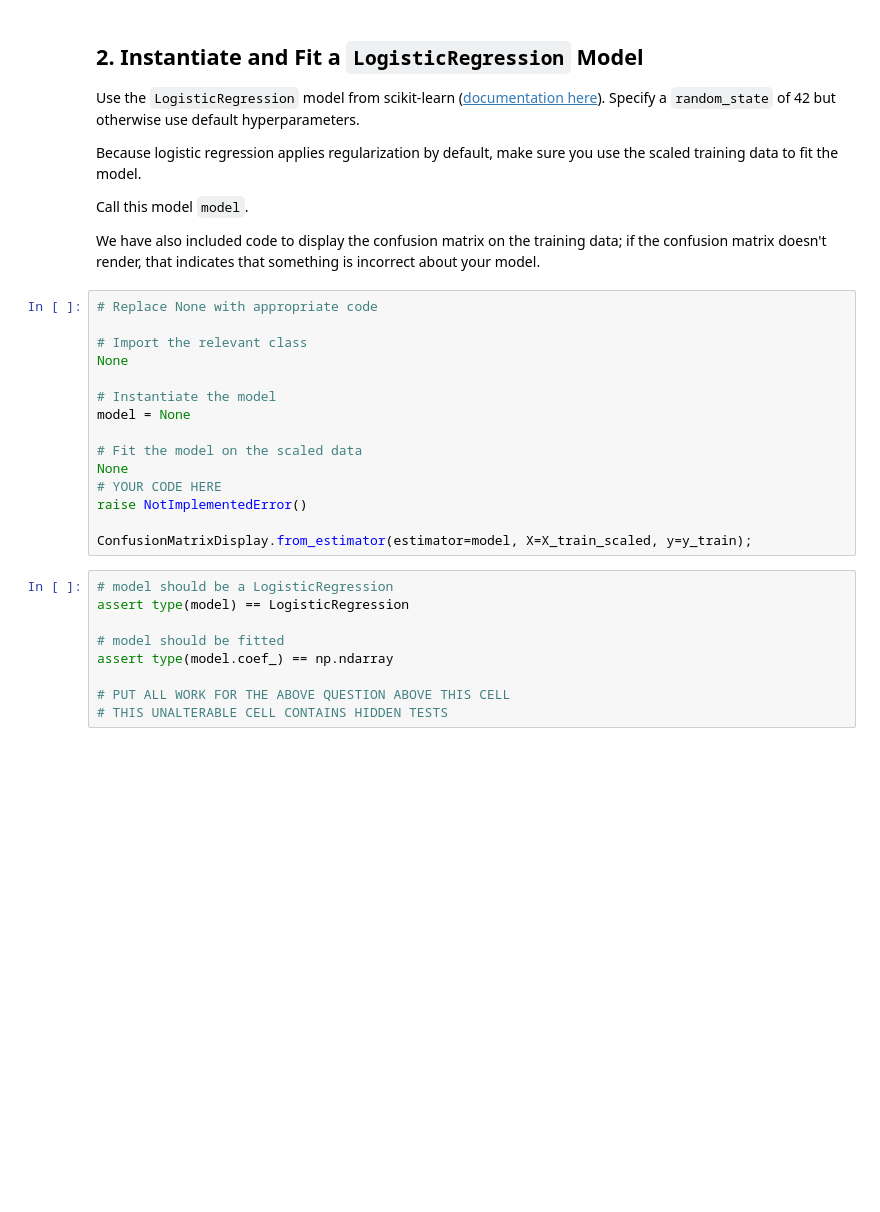
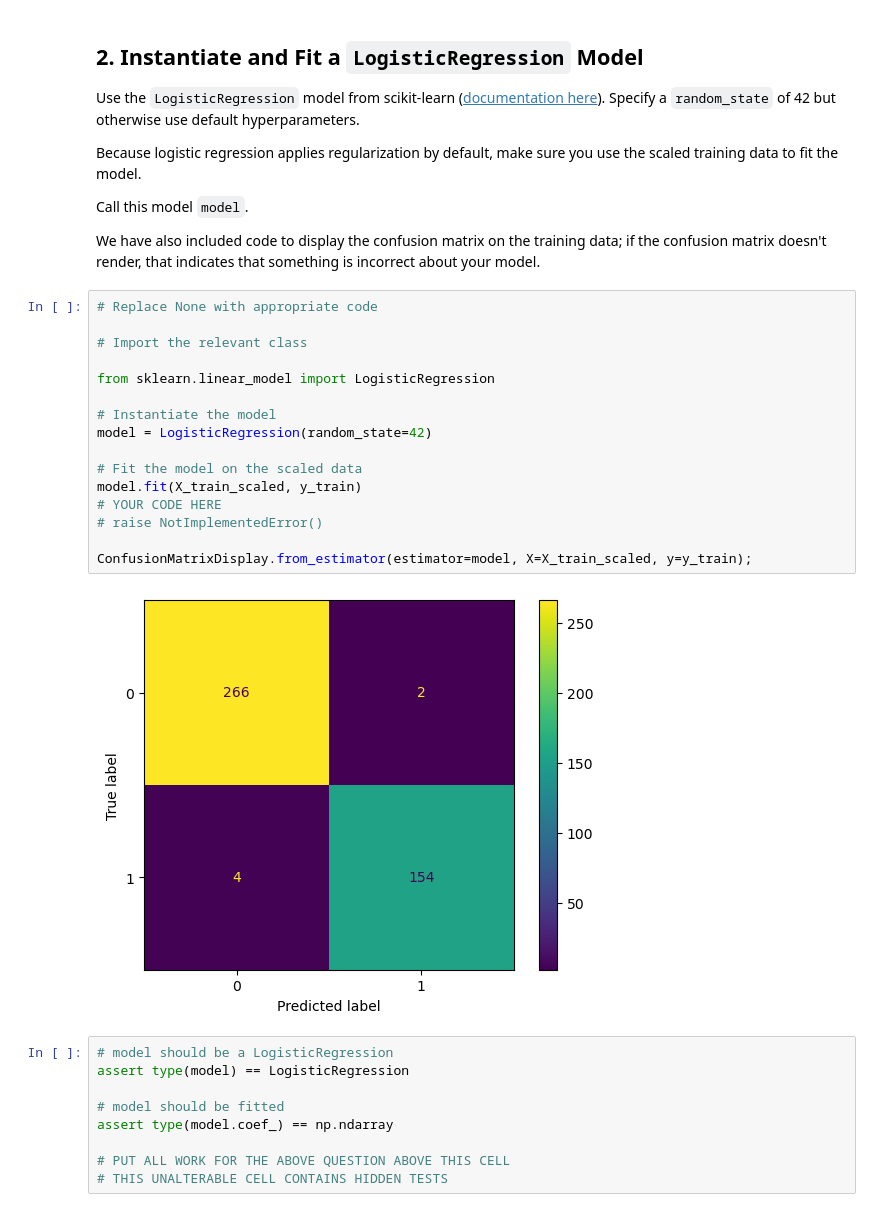
Before and after one commit to Wolfie3D/dsc-logistic-regression-checkpoint-master, a Jupyter notebook: index.ipynb, the cells around one changed output. Drawn from its saved outputs; the diff is of its cells as text; blank space fills up the shorter version.

```diff
--- a/index.ipynb
+++ b/index.ipynb
@@ -132,18 +144,21 @@ We have also included code to display the confusion matrix on the training data;
 # %%
 # Replace None with appropriate code
 
 # Import the relevant class
-None
+
+from sklearn.linear_model import LogisticRegression
 
 # Instantiate the model
-model = None
+model = LogisticRegression(random_state=42)
 
 # Fit the model on the scaled data
-None
+model.fit(X_train_scaled, y_train)
 # YOUR CODE HERE
-raise NotImplementedError()
+# raise NotImplementedError()
 
 ConfusionMatrixDisplay.from_estimator(estimator=model, X=X_train_scaled, y=y_train);
+# %% [output]
+[figure, added]
 # %%
 # model should be a LogisticRegression
 assert type(model) == LogisticRegression
```
Also changed, not shown: parts of 8 cells of this notebook.
